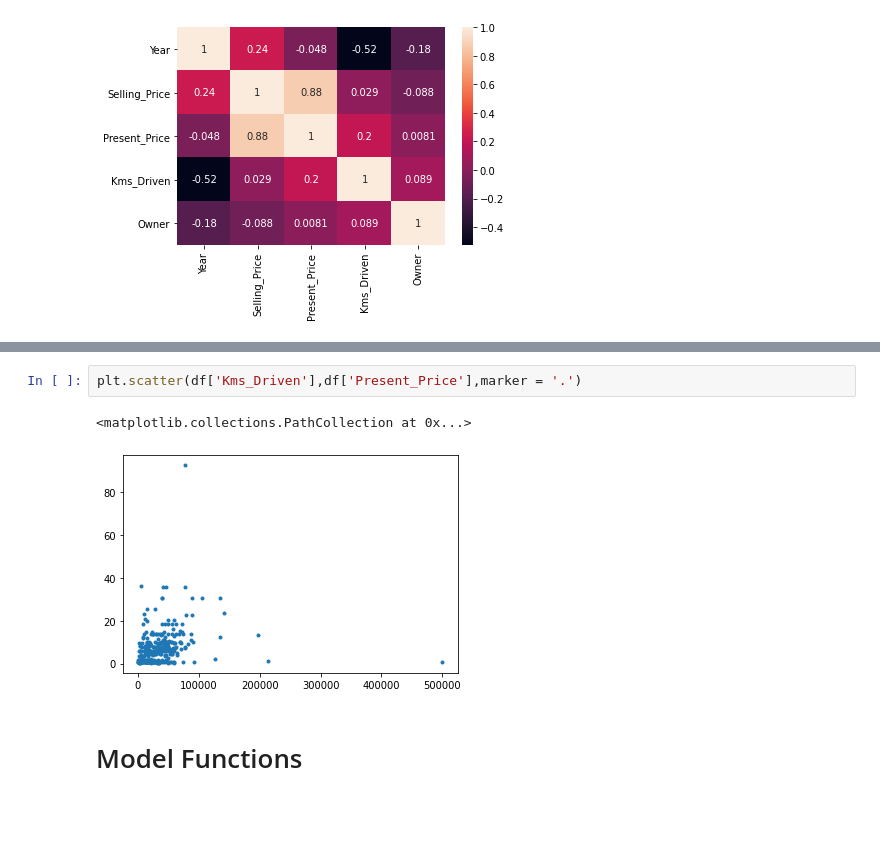
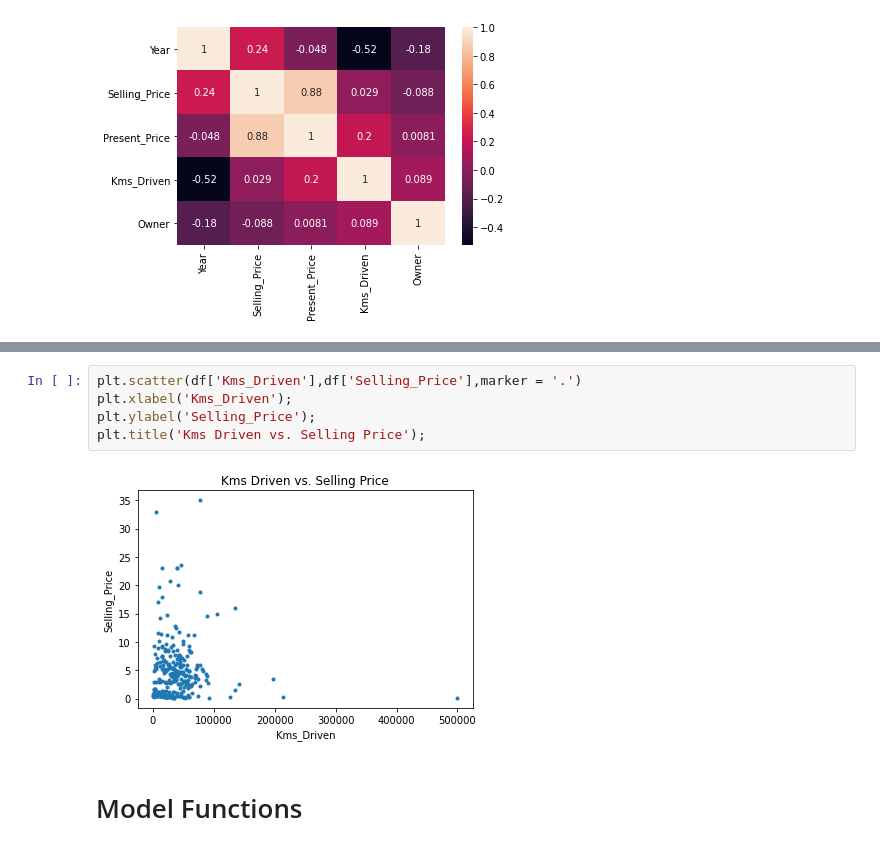
Before and after one commit to jinwu0408/Linear-Regression-Tutorial, a Jupyter notebook: Complete Code.ipynb, the cells around one changed output, grey strips where cells are left out. Saved outputs shown, nothing was run; the diff lists cells and outputs as text; blank space fills up the shorter version.

```diff
--- a/Complete Code.ipynb
+++ b/Complete Code.ipynb
@@ -38,8 +39,10 @@ plt.scatter(df['Selling_Price'],df['Present_Price'],marker = '.')
-# %%
-plt.scatter(df['Kms_Driven'],df['Present_Price'],marker = '.')
-# %% [output]
-<matplotlib.collections.PathCollection at 0x...>
-[figure, removed]
+# %%
+plt.scatter(df['Kms_Driven'],df['Selling_Price'],marker = '.')
+plt.xlabel('Kms_Driven');
+plt.ylabel('Selling_Price');
+plt.title('Kms Driven vs. Selling Price');
+# %% [output]
+[figure, added]
 # %% [markdown]
 # Model Functions
 # %%
```
Also changed, not shown: parts of 6 cells of this notebook, 1 other file.
